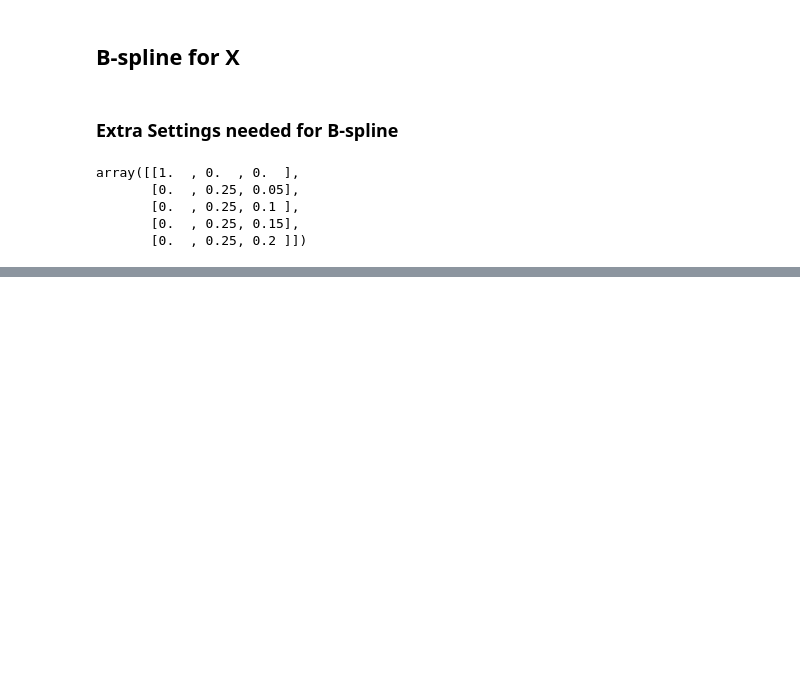
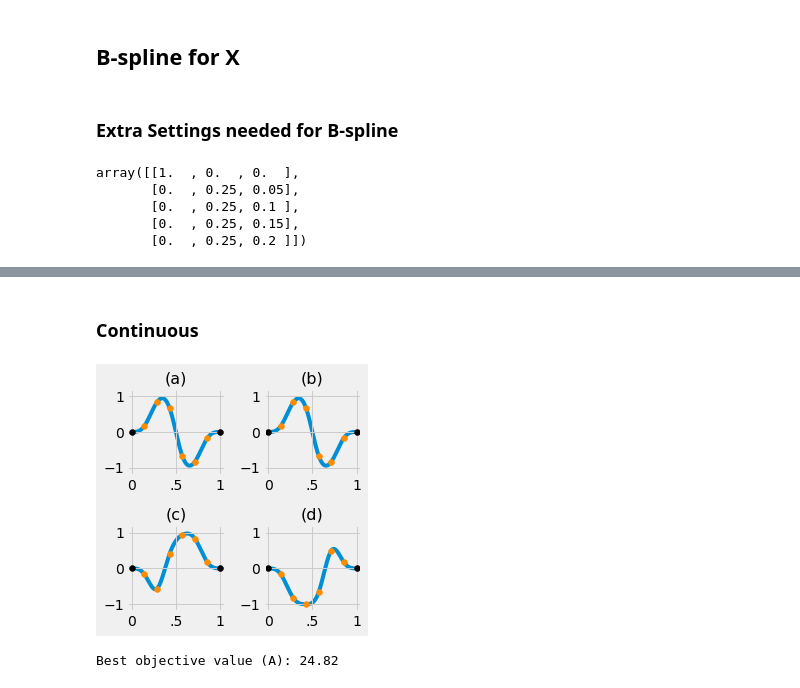
Before and after one commit to TedOiler/nbdo_paper, a Jupyter notebook: playground/cordex/test_fof.ipynb, the cells around one changed output, grey strips where cells are left out. Cells and saved outputs as stored; diff of their text form; code cells hidden in the pictures; blank space fills up the shorter version.

Commit message:
working prototype of FoF with Continuous Cordex added

```diff
--- a/playground/cordex/test_fof.ipynb
+++ b/playground/cordex/test_fof.ipynb
@@ -81,0 +81,11 @@ Best objective value (A): 24.82
+# %% [markdown]
+### Continuous
+# %%
+optimizer_f_on_f = CordexContinuous(model=f_on_f_model, runs=N)
+best_design_f_on_f, best_objective_value_f_on_f = optimizer_f_on_f.optimize(epochs=epochs)
+# %%
+subplot_b_spline_results(2, 2, np.linspace(0,1,1000), best_design_f_on_f, k_degree)
+print(f'Best objective value (A): {np.round(best_objective_value_f_on_f,2)}')
+# %% [output]
+[figure, added]
+Best objective value (A): 24.82
```
Also changed, not shown: parts of 2 cells of this notebook, 2 other files.
